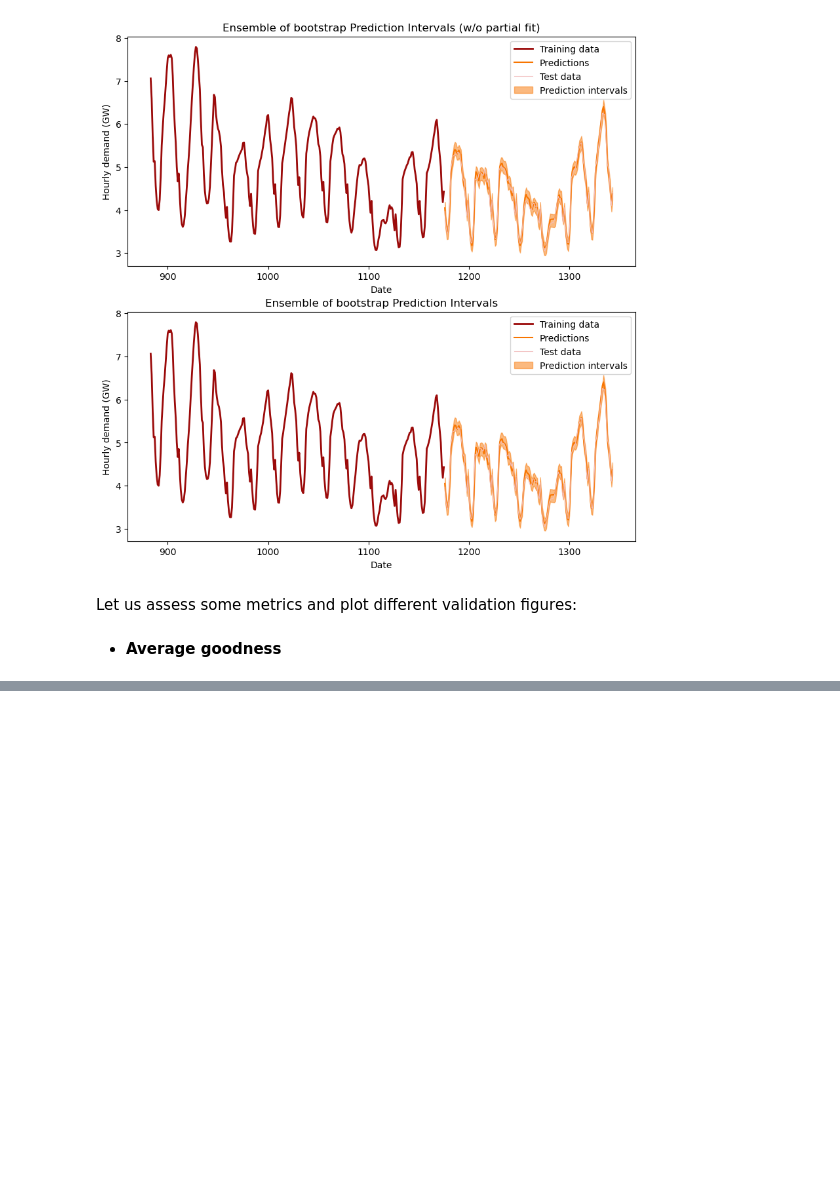
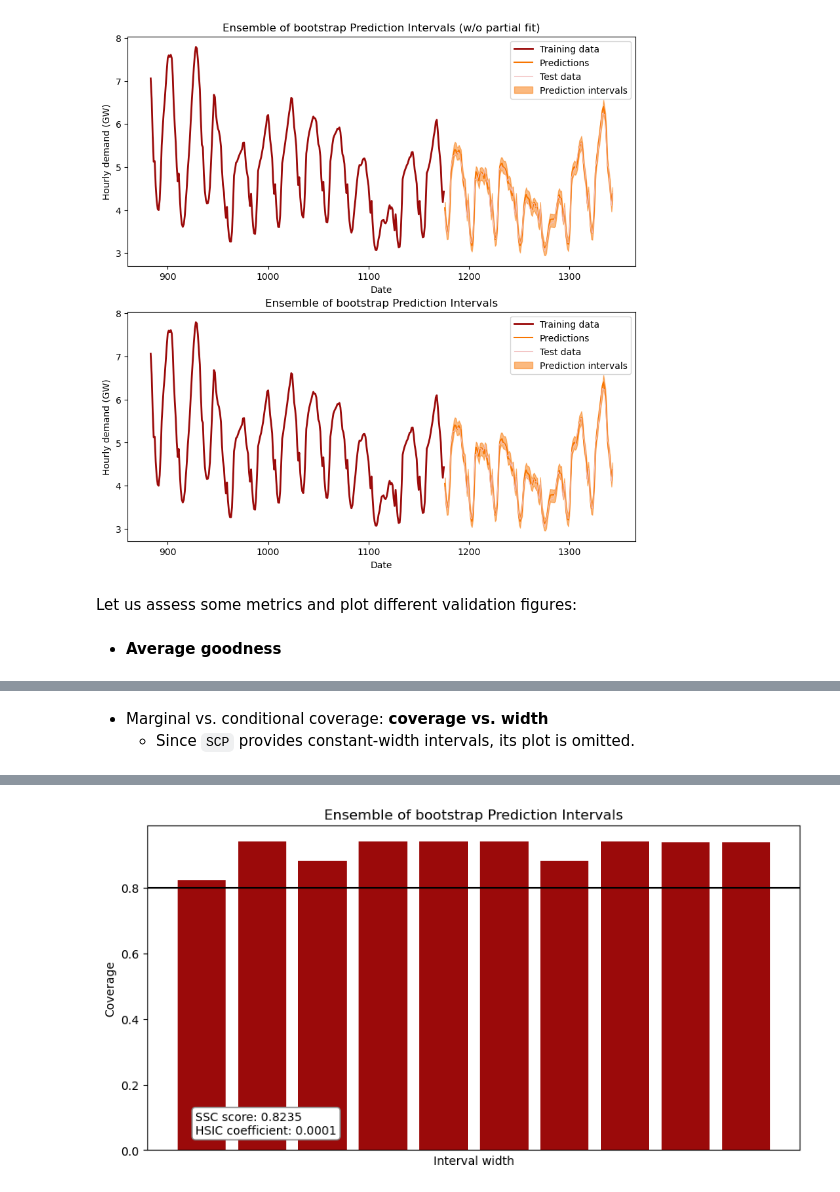
Before and after one commit to gcastro-98/conformal-prediction, a Jupyter notebook: timeseries.ipynb, the cells around one changed output, grey strips where cells are left out. Cells and saved outputs as stored; diff of their text form; code cells hidden in the pictures; blank space fills up the shorter version.

```diff
--- a/timeseries.ipynb
+++ b/timeseries.ipynb
@@ -282,0 +214,28 @@ plt.close()
+# %% [markdown]
+- Marginal vs. conditional coverage: **coverage vs. width**
+    - Since `SCP` provides constant-width intervals, its plot is omitted.
+# %%
+NUM_BINS: int = 10
+_strategies = [_k for _k in base_model.keys() if _k != 'EnbPI_nP']
+
+n_figs = len(_strategies)
+fig, axs = plt.subplots(nrows=n_figs, figsize=(10, 5 * n_figs));
+if not hasattr(axs, '__len__'):  # because nrows=1
+    axs = [axs]
+
+cond_coverages: dict = validate.cond_coverage(int_pred, y_test, num_bins=NUM_BINS)
+hsic_coefficients: dict = validate.hsic_coefficient(int_pred, y_test)
+
+for _i, _strat in enumerate(_strategies):
+    axs[_i] = visualize.coverage_by_width(
+        y_test, int_pred[_strat], MISCOVERAGE,
+        cond_coverages[_strat],
+        hsic_coefficients[_strat],
+        num_bins=NUM_BINS,
+        ax=axs[_i],
+        title=strategy_name[_strat],
+    )
+plt.savefig('output/coverage-vs-width-timeseries-problem.png', dpi=200)
+plt.show()
+plt.close()
+# %% [output]
@@ -282,0 +247 @@ plt.close()
+[figure, added]
```
Also changed, not shown: parts of 18 cells of this notebook, 3 other files.
